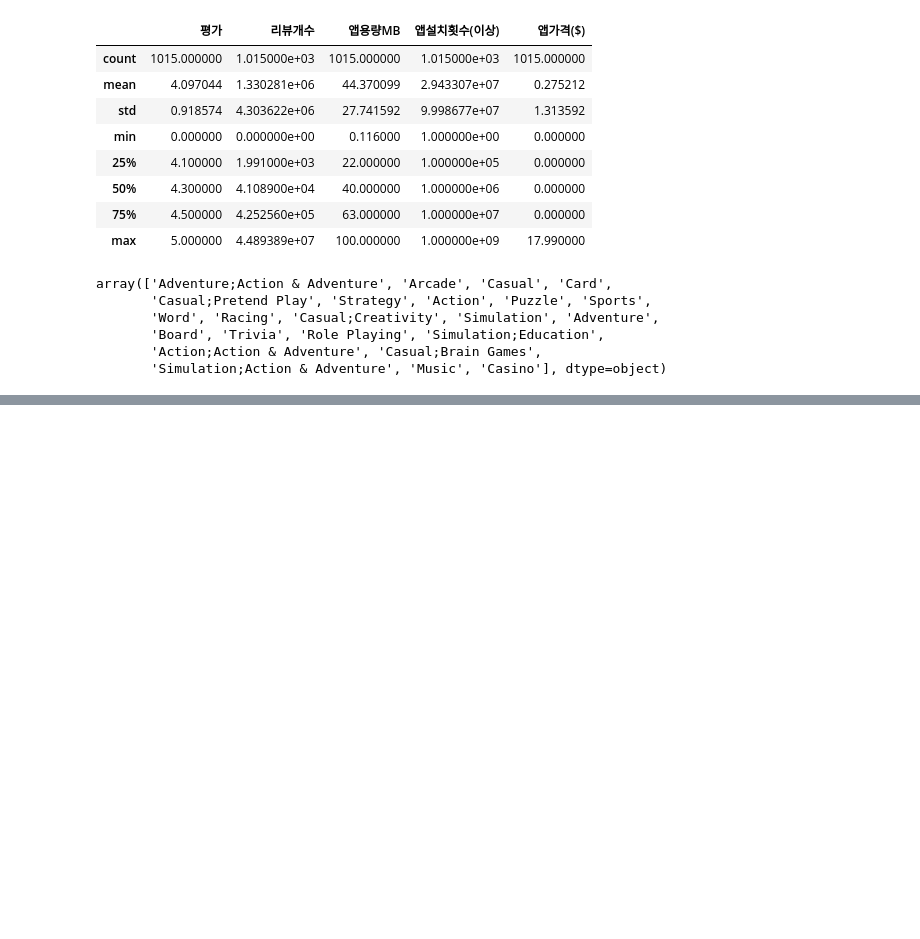
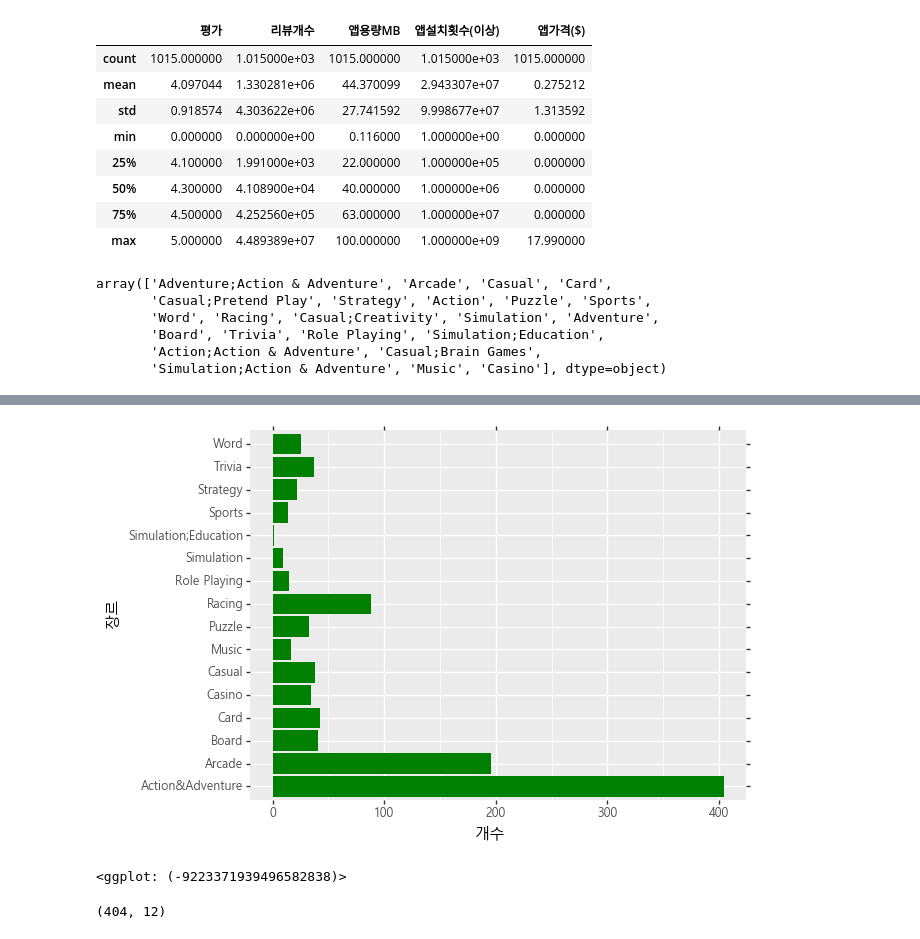
Before and after one commit to young-hun-jo/KaggleStruggle, a Jupyter notebook: google_playstore/google_playstore.ipynb, the cells around one changed output, grey strips where cells are left out. Saved outputs shown, nothing was run; the diff lists cells and outputs as text; code cells hidden in the pictures; blank space fills up the shorter version.

Commit message:
구글플레이스토어 Game 앱 분석
- 무료/유료 앱 모두 포함해 분석
- 게임 장르별 갯수 분석
- 가장 많은 갯수의 게임장르 중 인기척도에 따른 인기있는 앱 분석

```diff
--- a/google_playstore/google_playstore.ipynb
+++ b/google_playstore/google_playstore.ipynb
@@ -790,3 +792,10 @@ game.head(10)
 | 1661 | Temple Run 2 | GAME | 4.3 | 8118609 | 62.0 | 500000000 | Free | 0.0 | Everyone | Action | 4 | ... |
 | 1662 | Pou | GAME | 4.3 | 10485308 | 24.0 | 500000000 | Free | 0.0 | Everyone | Casual | 4 | ... |
 | 1663 | Helix Jump | GAME | 4.2 | 1497361 | 33.0 | 100000000 | Free | 0.0 | Everyone | Action | 4 | ... |
+# %%
+# 장르별로 Game앱들 개수를 막대그래프로 표시해보자.
+game_df = pd.DataFrame(game.groupby(['장르'])['장르'].count())
+game_df.columns = ['개수']
+game_df = game_df.reset_index()
+game_df = game_df.sort_values(by=['개수'],ascending=False)
+game_df
@@ -792,0 +820,20 @@ game.head(10)
+# %%
+(ggplot(game_df)
+ +aes(x='장르', y='개수')
+ +geom_bar(stat='identity', fill='green')
+ +coord_flip()
+ +theme(text=element_text(family='Malgun Gothic'))
+)
+
+# 액션&어드벤쳐 장르 게임 수가 압도적으로 많다.
+# %% [output]
+[figure, added]
+<ggplot: (-9223371939496582838)>
+# %%
+# 그렇다면 액션&어드벤쳐 게임들 중에서 가장 고객들이 많이 찾고 만족해하는 게임의 이름은 무엇일까?
+# 액션&어드벤쳐 게임들 데이터만 추출해보자.
+
+action_df = game.loc[game['장르'] == 'Action&Adventure']
+action_df.shape
+# %% [output]
+(404, 12)
```
Also changed, not shown: parts of 11 cells of this notebook.
